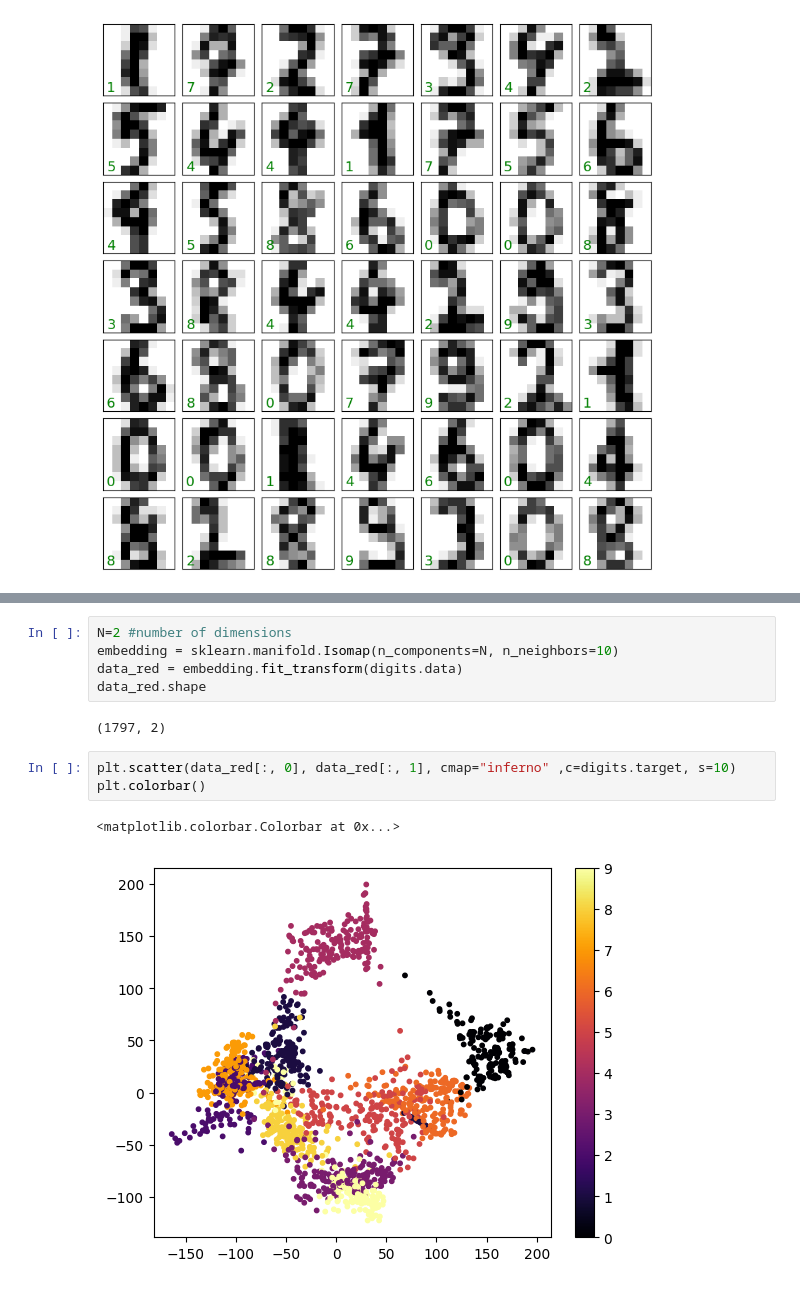
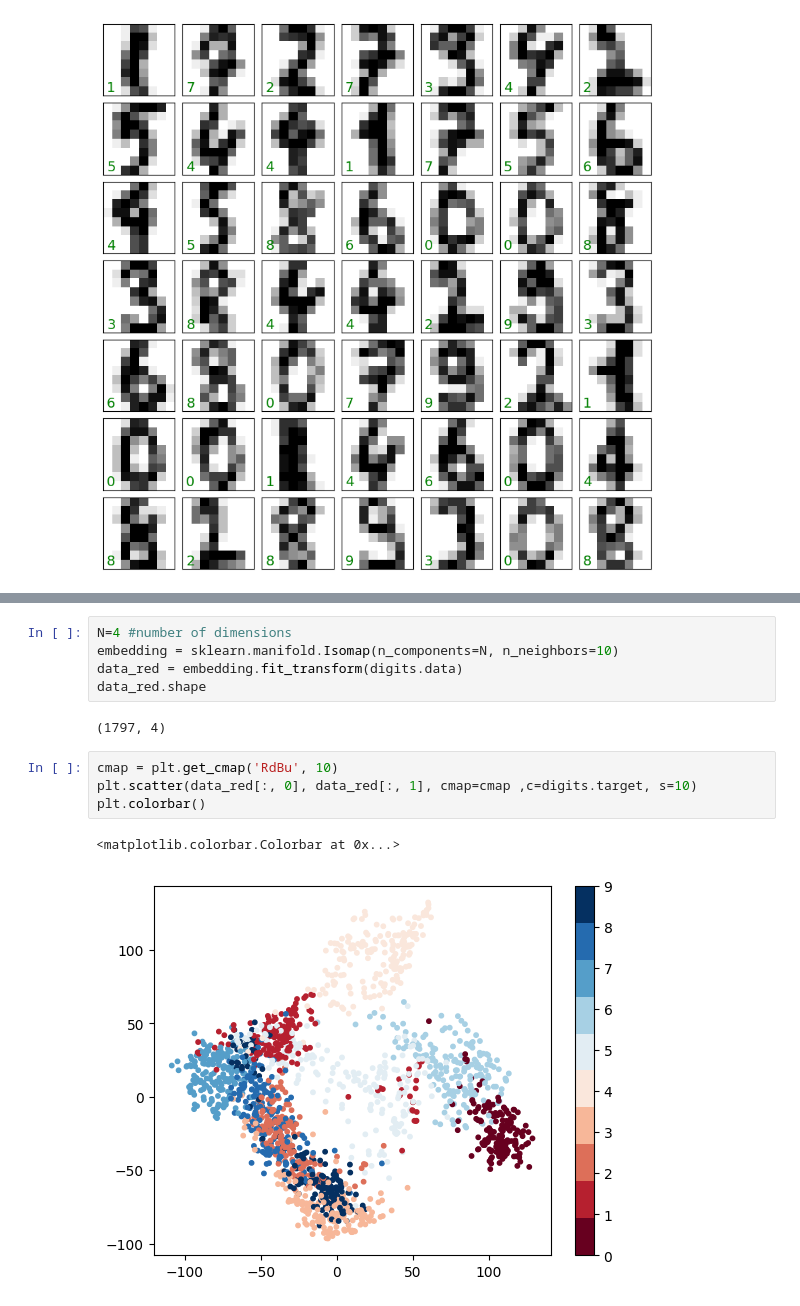
Before and after one commit to Sofiadossena/astrostatistics_bicocca_2025, a Jupyter notebook: working/Digit.ipynb, the cells around one changed output, grey strips where cells are left out. Cells and saved outputs as stored; diff of their text form.

```diff
--- a/working/Digit.ipynb
+++ b/working/Digit.ipynb
@@ -57,16 +60,17 @@ print(digits.target[1])
 [0 1 2 ... 8 9 8]
 1
 # %%
-N=2 #number of dimensions
+N=4 #number of dimensions
 embedding = sklearn.manifold.Isomap(n_components=N, n_neighbors=10)
 data_red = embedding.fit_transform(digits.data)
 data_red.shape
 # %% [output]
-(1797, 2)
+(1797, 4)
 # %%
-plt.scatter(data_red[:, 0], data_red[:, 1], cmap="inferno" ,c=digits.target, s=10)
+cmap = plt.get_cmap('RdBu', 10)
+plt.scatter(data_red[:, 0], data_red[:, 1], cmap=cmap ,c=digits.target, s=10)
 plt.colorbar()
 # %% [output]
 <matplotlib.colorbar.Colorbar at 0x...>
-[figure, old version]
+[figure, new version]
 # %%
```
Also changed, not shown: parts of 9 cells of this notebook.
